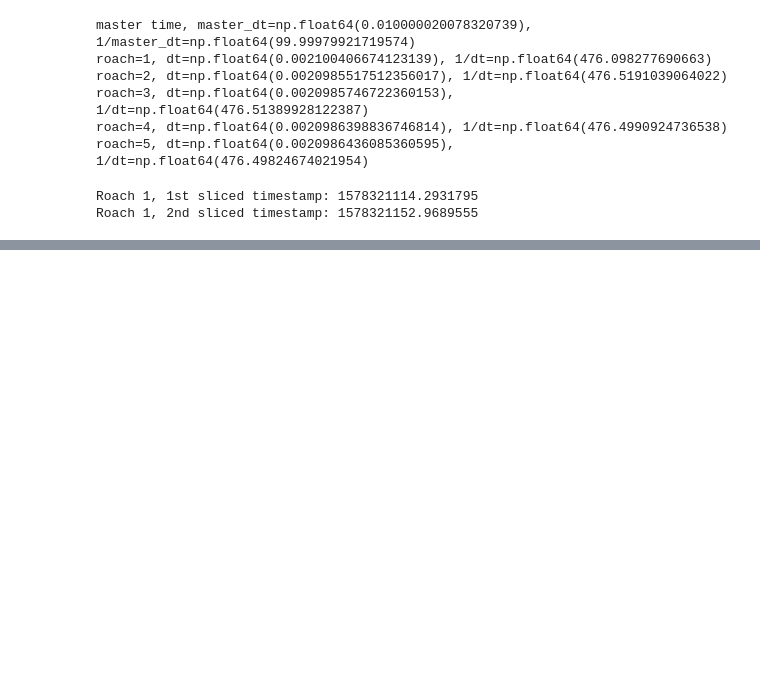
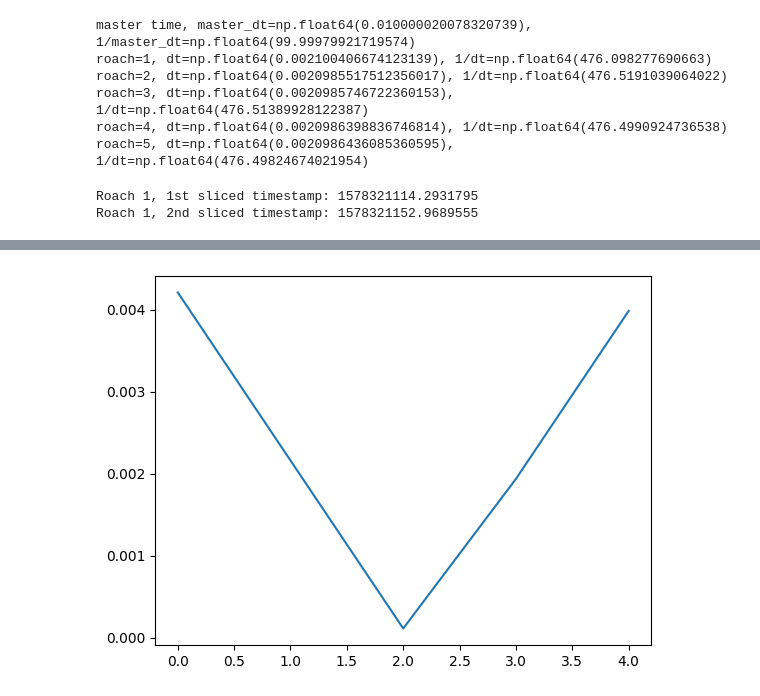
Before and after one commit to jonahjlee/map_making_blasttng_jl, a Jupyter notebook: time_slicing.ipynb, the cells around one changed output, grey strips where cells are left out. Saved outputs shown, nothing was run; the diff lists cells and outputs as text; code cells hidden in the pictures; blank space fills up the shorter version.

```diff
--- a/time_slicing.ipynb
+++ b/time_slicing.ipynb
@@ -62,0 +76,13 @@ Roach 1, 2nd sliced timestamp: 1578321152.9689555
+# %%
+rcw92_start = 1578323350.770619
+rcw92_end = 1578324441.3818192
+
+sliced = ctime(2)[38_212_940:38_212_945]
+
+diff = np.abs(sliced - rcw92_start)
+plt.plot(diff)
+plt.show()
+# closest_index = np.argmin()
+# ltltctime(2)[closest_index-1]
+# %% [output]
+[figure, added]
```
Also changed, not shown: parts of 3 cells of this notebook, 2 other files.
